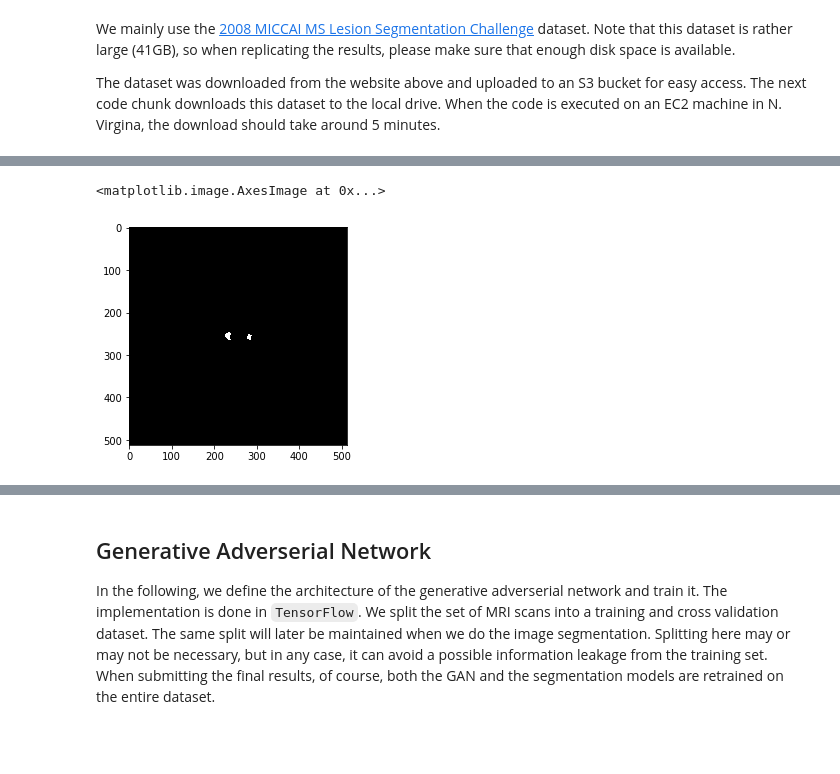
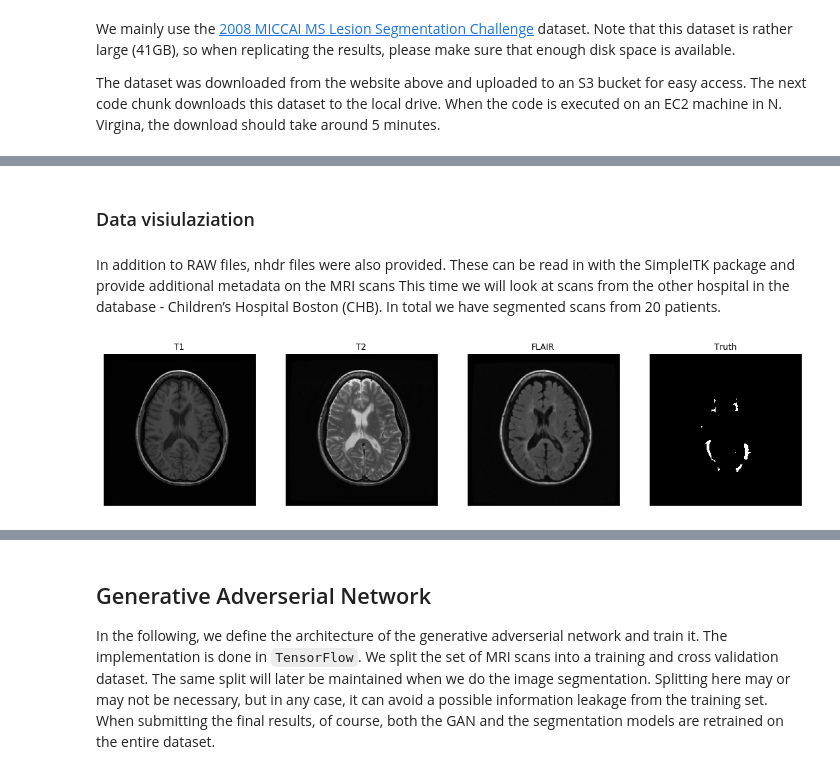
Before and after one commit to NOllAl/CSCI82Project, a Jupyter notebook: CSCI82 - Final project.ipynb, the cells around one changed output, grey strips where cells are left out. Drawn from its saved outputs; the diff is of its cells as text; code cells hidden in the pictures; blank space fills up the shorter version.

```diff
--- a/CSCI82 - Final project.ipynb
+++ b/CSCI82 - Final project.ipynb
@@ -117,7 +116,5 @@ plt.imshow(A[197, :, :], cmap='gray')
-# %%
-A = np.fromfile('./data/UNC_train_Part1/UNC_train_Case01/UNC_train_Case01_lesion.raw', dtype='int16', sep="")
-A = A.reshape([512, 512, 512])
-plt.imshow(A[197, :, :], cmap='gray')
-# %% [output]
-<matplotlib.image.AxesImage at 0x...>
-[figure, removed]
+# %% [markdown]
+### Data visiulaziation
+# %% [markdown]
+In addition to RAW files, nhdr files were also provided. These can be read in with the SimpleITK package and provide additional metadata on the MRI scans
+This time we will look at scans from the other hospital in the database - Children’s Hospital Boston (CHB). In total we have segmented scans from 20 patients.
@@ -123,0 +132,30 @@ plt.imshow(A[197, :, :], cmap='gray')
+# %%
+import matplotlib as mpl
+mpl.rc('image', aspect='equal')
+
+def show_slice(img,slice,ax,title=None,mapp="gray"):
+    #transfor to array
+    nda = sitk.GetArrayViewFromImage(img)
+    if(title):
+        plt.title(title)
+    ax.xaxis.set_visible(False)
+    ax.yaxis.set_visible(False)
+    ax.imshow(nda[slice,:,:], cmap=mapp)
+
+# Set depth of slice from middle of scan
+z = DEPTH // 2
+fig = plt.figure(figsize=(18, 18))
+
+ax1 = fig.add_subplot(1,4,1)
+show_slice(B_T1,z,ax1,"T1")
+
+ax2 = fig.add_subplot(1,4,2)
+show_slice(B_T2,z,ax2,"T2")
+
+ax3 = fig.add_subplot(1,4,3)
+show_slice(B_FLAIR,z,ax3,"FLAIR")
+
+ax4 = fig.add_subplot(1,4,4)
+show_slice(B_lesion,z,ax4,"Truth")
+# %% [output]
+[figure, added]
```
Also changed, not shown: parts of 24 cells of this notebook.
